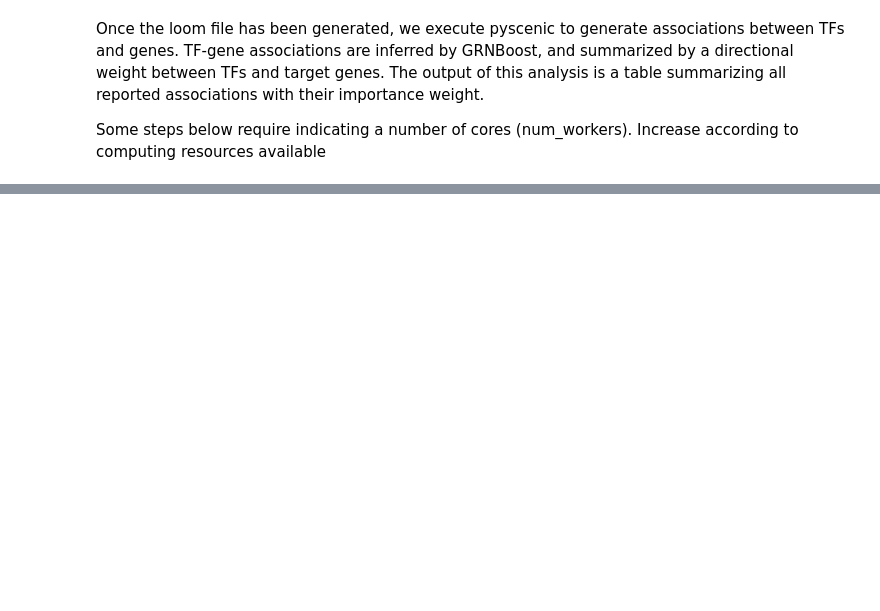
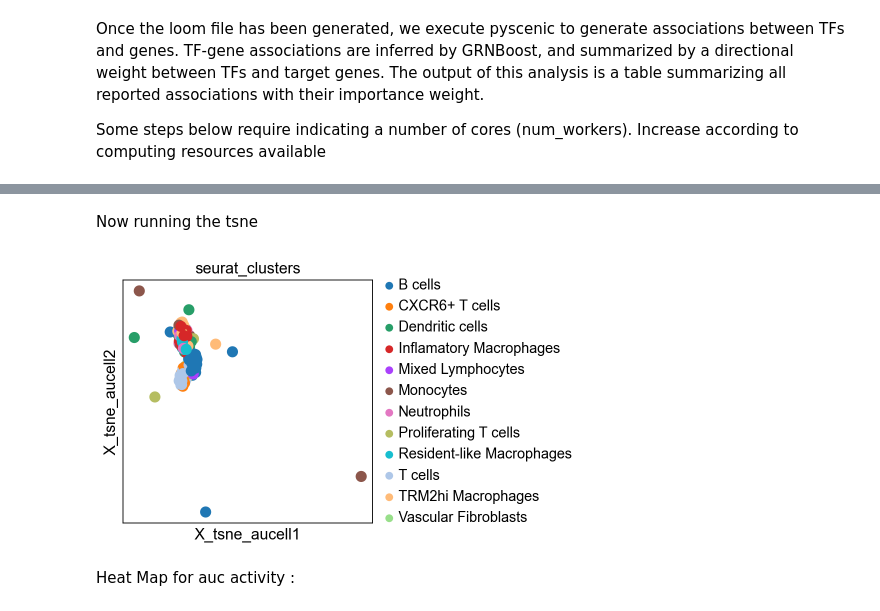
Before and after one commit to btsanketh/proj1_tet_dnmt3a_mut, a Jupyter notebook: dnmt3a_tet2.ipynb, the cells around one changed output, grey strips where cells are left out. Drawn from its saved outputs; the diff is of its cells as text; code cells hidden in the pictures; blank space fills up the shorter version.

```diff
--- a/dnmt3a_tet2.ipynb
+++ b/dnmt3a_tet2.ipynb
@@ -165,0 +307,8 @@ EmptyDataError: No columns to parse from file
+# %% [markdown]
+Now running the tsne
+# %%
+sc.pl.embedding(rna, basis="X_tsne_aucell", color="seurat_clusters")
+# %% [output]
+[figure, added]
+# %% [markdown]
+Heat Map for auc activity :
```
Also changed, not shown: parts of 38 cells of this notebook, 1 other file.
